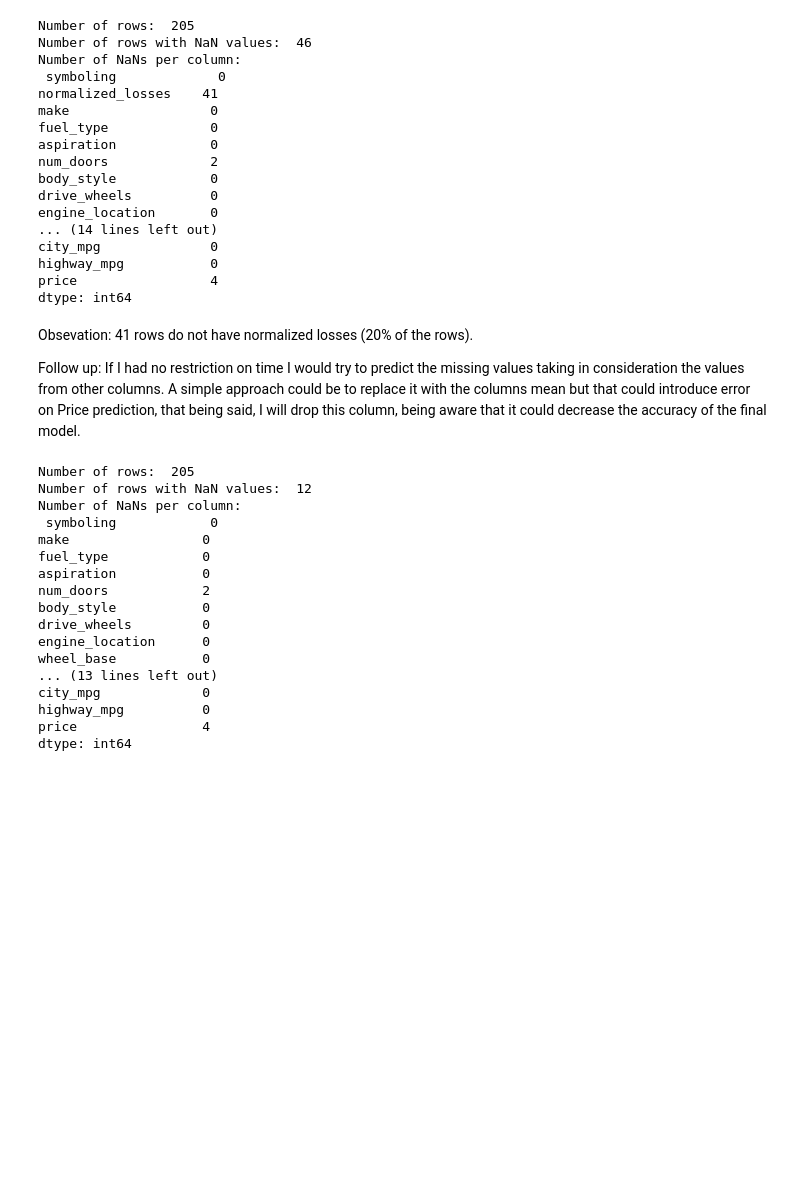
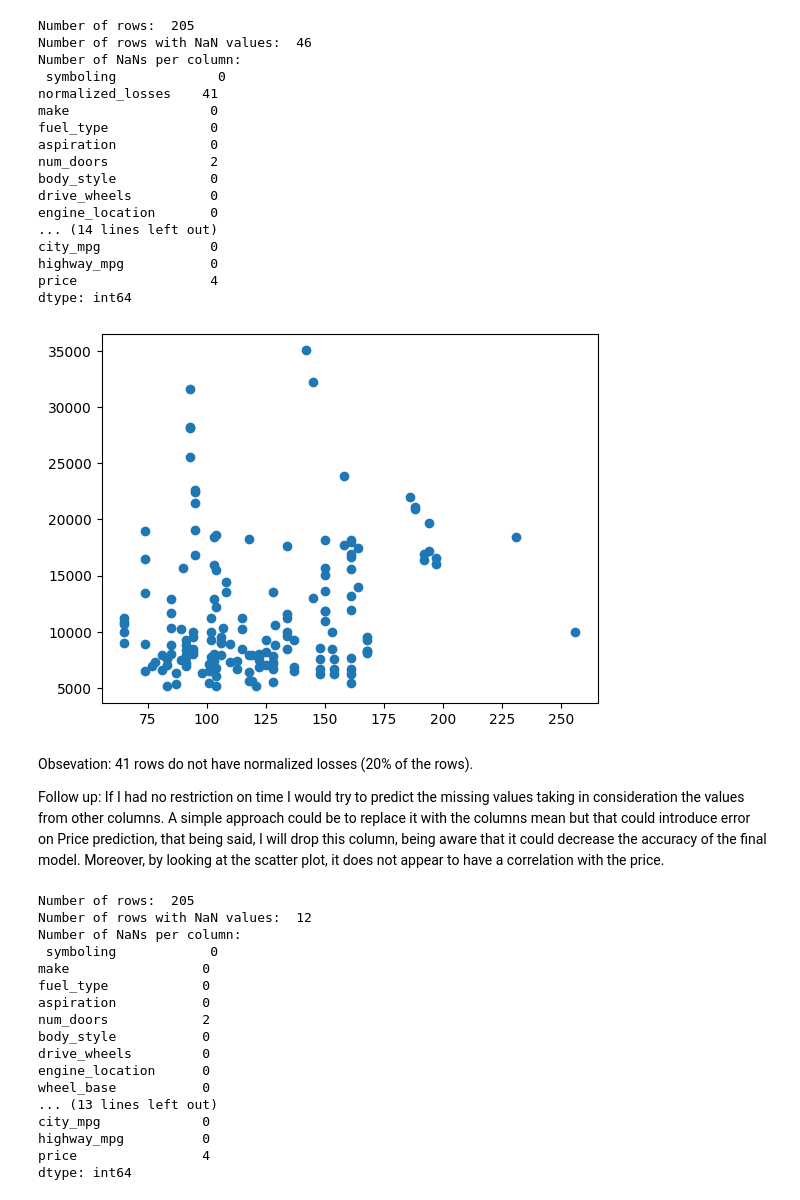
Before and after one commit to anarsn/bosch_assessment, a Jupyter notebook: main.ipynb, the cells around one changed output. Drawn from its saved outputs; the diff is of its cells as text; code cells hidden in the pictures; blank space fills up the shorter version.

```diff
--- a/main.ipynb
+++ b/main.ipynb
@@ -105,10 +134,15 @@ city_mpg              0
 highway_mpg           0
 price                 4
 dtype: int64
+# %%
+plt.scatter(x = automobile_df_og['normalized_losses'], y = automobile_df_og['price'])
+plt.show()
+# %% [output]
+[figure, added]
 # %% [markdown]
 Obsevation: 41 rows do not have normalized losses (20% of the rows).
 
-Follow up: If I had no restriction on time I would try to predict the missing values taking in consideration the values from other columns. A simple approach could be to replace it with the columns mean but that could introduce error on Price prediction, that being said, I will drop this column, being aware that it could decrease the accuracy of the final model.
+Follow up: If I had no restriction on time I would try to predict the missing values taking in consideration the values from other columns. A simple approach could be to replace it with the columns mean but that could introduce error on Price prediction, that being said, I will drop this column, being aware that it could decrease the accuracy of the final model. Moreover, by looking at the scatter plot, it does not appear to have a correlation with the price.
 # %%
 automobile_df_wt_nans = automobile_df_og.drop(['normalized_losses'], axis=1)
 print("Number of rows: ", len(automobile_df_wt_nans.index))
```
Also changed, not shown: parts of 68 cells of this notebook.
